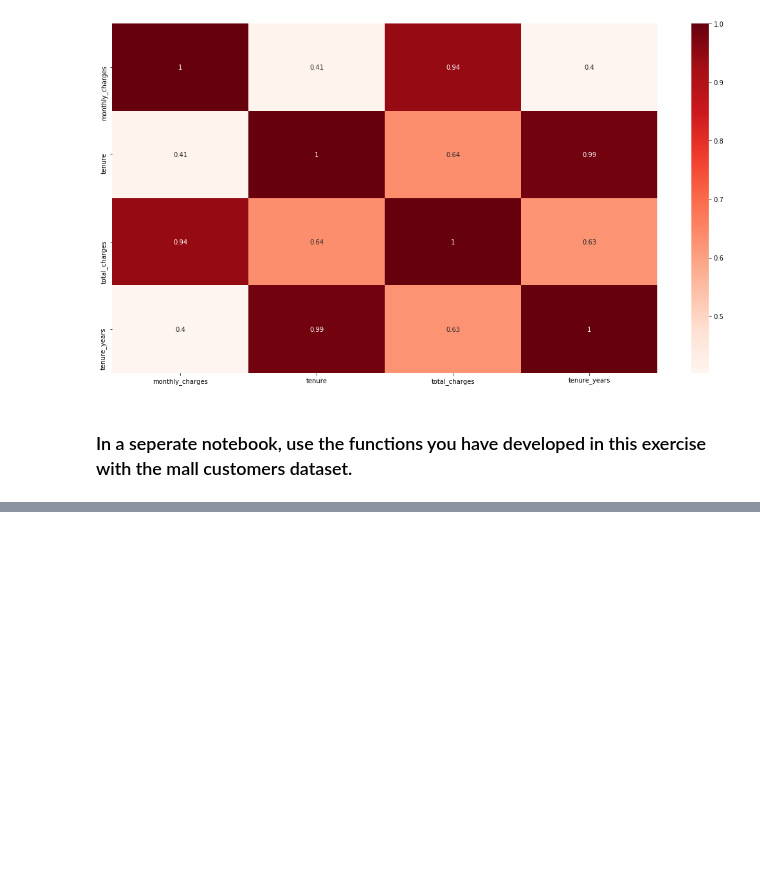
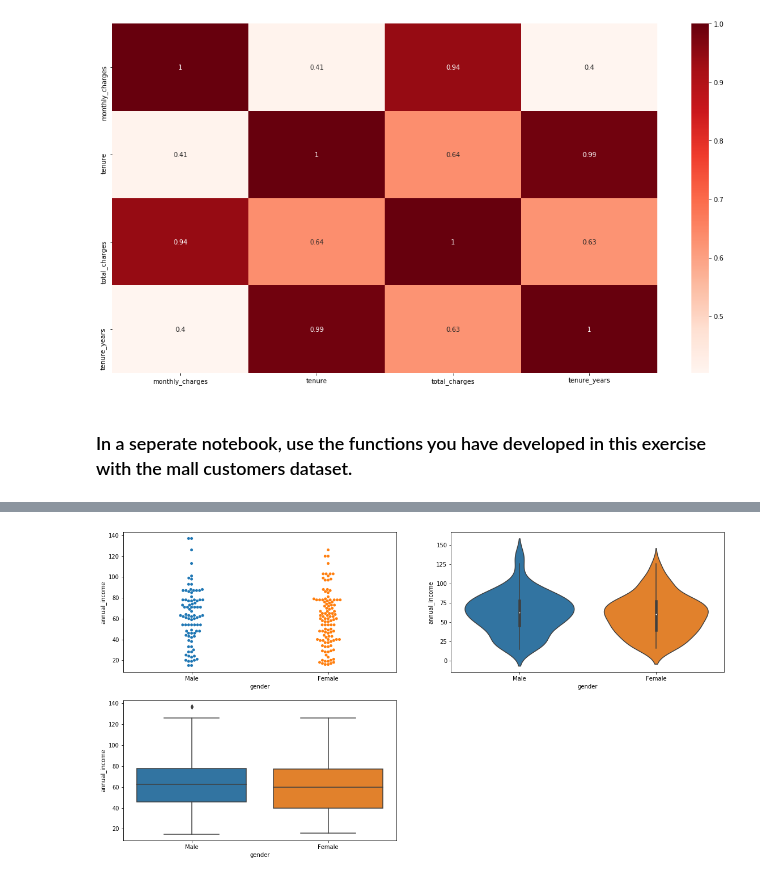
Before and after one commit to SamuelD-Data/regression-exercises, a Jupyter notebook: explore_telco.ipynb, the cells around one changed output, grey strips where cells are left out. Cells and saved outputs as stored; diff of their text form; code cells hidden in the pictures; blank space fills up the shorter version.

```diff
--- a/explore_telco.ipynb
+++ b/explore_telco.ipynb
@@ -107,0 +134,5 @@ sns.heatmap(df.corr(), cmap = 'Reds', annot = True)
+# %%
+# using external function to create swarm, violin, and box plot of gender and annual income data from mall dataset
+plot_categorical_and_continuous(mall, 'gender', 'annual_income')
+# %% [output]
+[figure, added]
```
Also changed, not shown: parts of 3 cells of this notebook.
